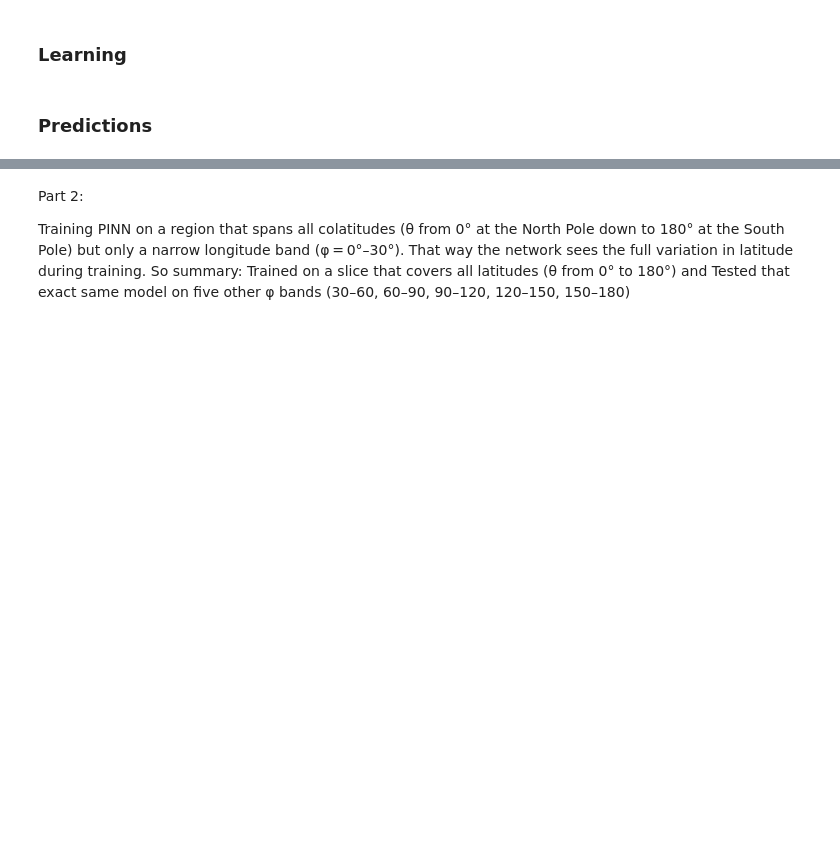
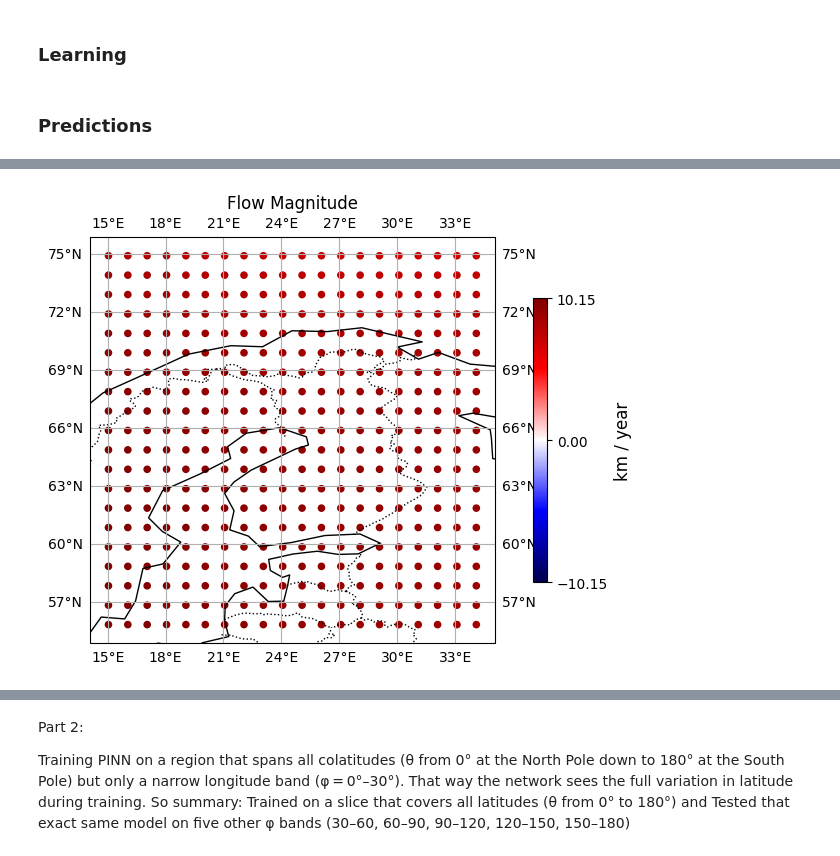
Before and after one commit to Farii01/Internship_PINN_work, a Jupyter notebook: Simple_last.ipynb, the cells around one changed output, grey strips where cells are left out. Cells and saved outputs as stored; diff of their text form; code cells hidden in the pictures; blank space fills up the shorter version.

```diff
--- a/Simple_last.ipynb
+++ b/Simple_last.ipynb
@@ -622,0 +625,11 @@ plt.show()
+# %%
+flow_speed = torch.sqrt(u_ph**2 + u_th**2).detach().numpy()
+fig, ax = plot_sv_patch(
+    Br_nn, L1, u_ph, u_th,
+    thetas_bis, phis_bis,
+    a=flow_speed,
+    title="Flow Magnitude",
+    units="km / year"
+)
+# %% [output]
+[figure, added]
```
Also changed, not shown: parts of 15 cells of this notebook.
